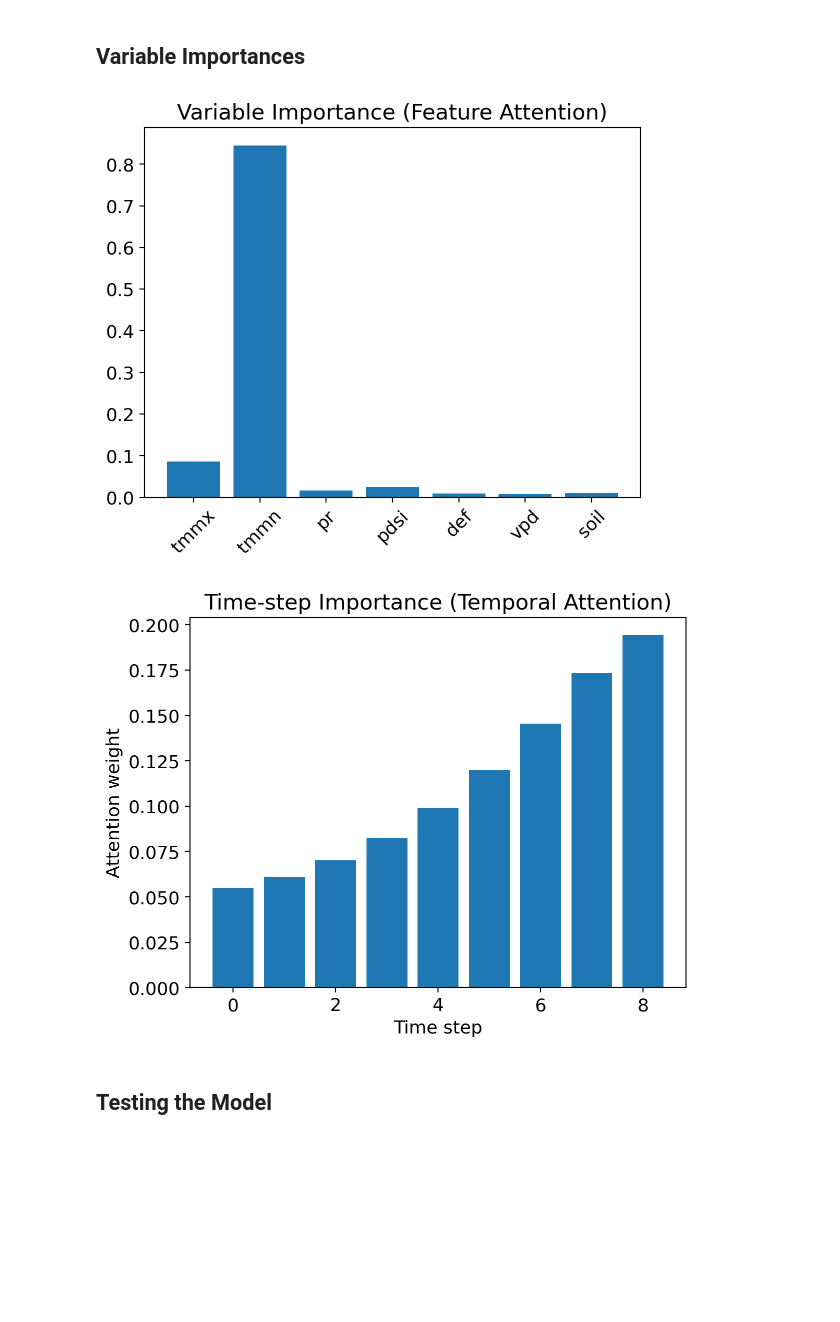
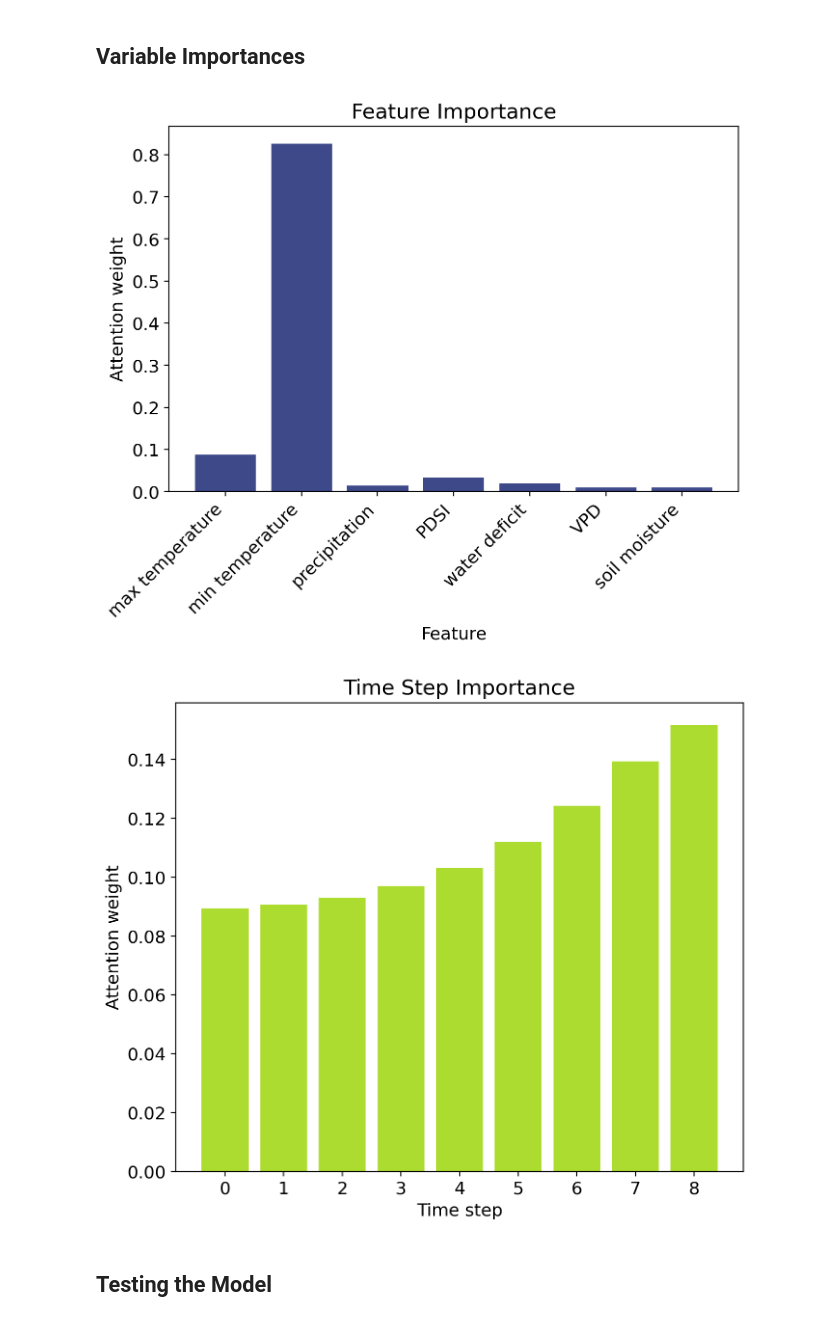
Before and after one commit to enikoebihari/MLEAEEE4000-DroughtAmazon2, a Jupyter notebook: scripts/2_1_runLSTM_v8.ipynb, the cells around one changed output. Drawn from its saved outputs; the diff is of its cells as text; code cells hidden in the pictures; blank space fills up the shorter version.

```diff
--- a/scripts/2_1_runLSTM_v8.ipynb
+++ b/scripts/2_1_runLSTM_v8.ipynb
@@ -161,10 +161,10 @@ n_neuron       = 64
 num_layers     = 1
 activation     = 'ReLU'
 num_epochs     = 50
-learning_rate  = 0.0001
-minibatch_size = 32 #CHECK
-model_version  = "7_1"
-lookback       = 9
+learning_rate  = 0.00001
+minibatch_size = 64 #CHECK
+model_version  = "8_1"
+lookback       = 12
 
 train_yr_start = 2007
 val_yr_start = 2017
@@ -714,24 +726,47 @@ time_importance = all_time_attn.squeeze(-1).mean(dim=0)
 # %%
 # CHANGED
 
 var_imp_np = var_importance.numpy()
 time_imp_np = time_importance.numpy()
 
-# feature_names = ["tmmx","tmmn","pr","pdsi","def","vpd","soil"]
-
-plt.bar(feature_cols, var_imp_np)
-plt.xticks(rotation=45)
-plt.title("Variable Importance (Feature Attention)")
+feature_names = ["max temperature",
+                 "min temperature",
+                 "precipitation",
+                 "PDSI",
+                 "water deficit",
+                 "VPD",
+                 "soil moisture"]
+plt.figure(figsize=(7, 6))
+plt.bar(feature_cols, var_imp_np, color="#3e4989")
+plt.gca().set_xticklabels(
+    feature_names,
+    rotation=45,
+    ha="right"
+)
+plt.title("Feature Importance")
+plt.xlabel("Feature")
+plt.ylabel("Attention weight")
+plt.tight_layout()
 plt.show()
 
-plt.bar(range(len(time_imp_np)), time_imp_np)
-plt.title("Time-step Importance (Temporal Attention)")
+plt.figure(figsize=(7, 6))
+plt.bar(
+    range(len(time_imp_np)),
+    time_imp_np,
+    color="#addc30"
+)
+plt.xticks(
+    ticks=range(len(time_imp_np)),   # tick at every timestep
+    labels=range(len(time_imp_np))   # label each timestep
+)
+plt.title("Time Step Importance")
 plt.xlabel("Time step")
 plt.ylabel("Attention weight")
+plt.tight_layout()
 plt.show()
 # %% [output]
-[figure, old version]
+[figure, new version]
-[figure, old version]
+[figure, new version]
 # %% [markdown]
 ## Testing the Model
 # %%
```
Also changed, not shown: parts of 13 cells of this notebook, 1 other file.
